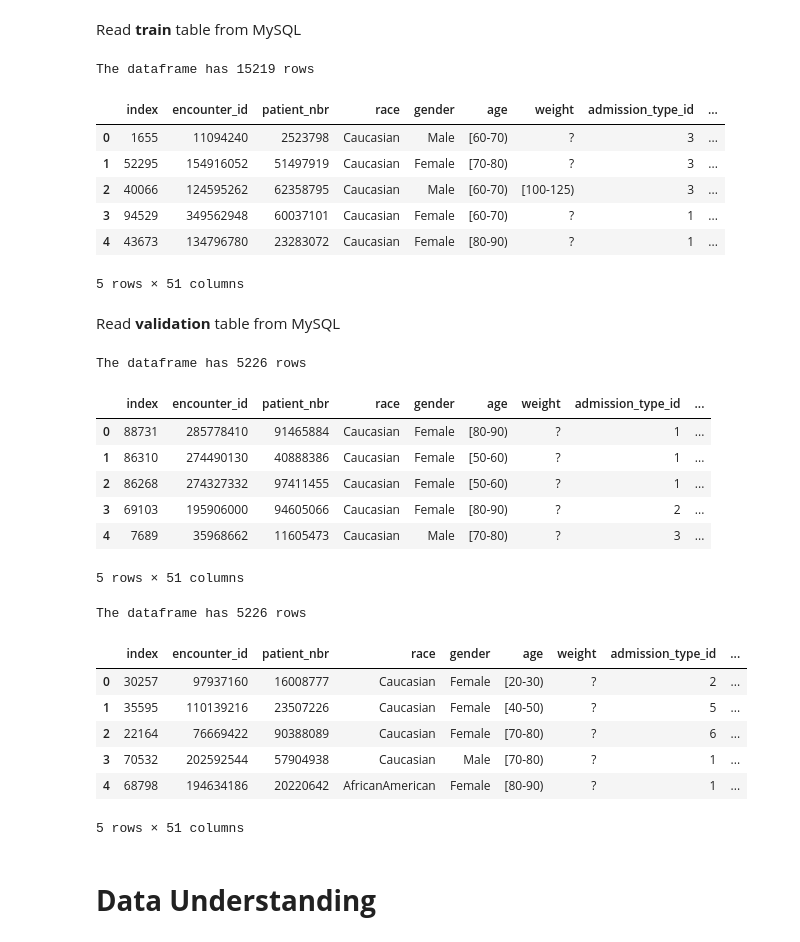
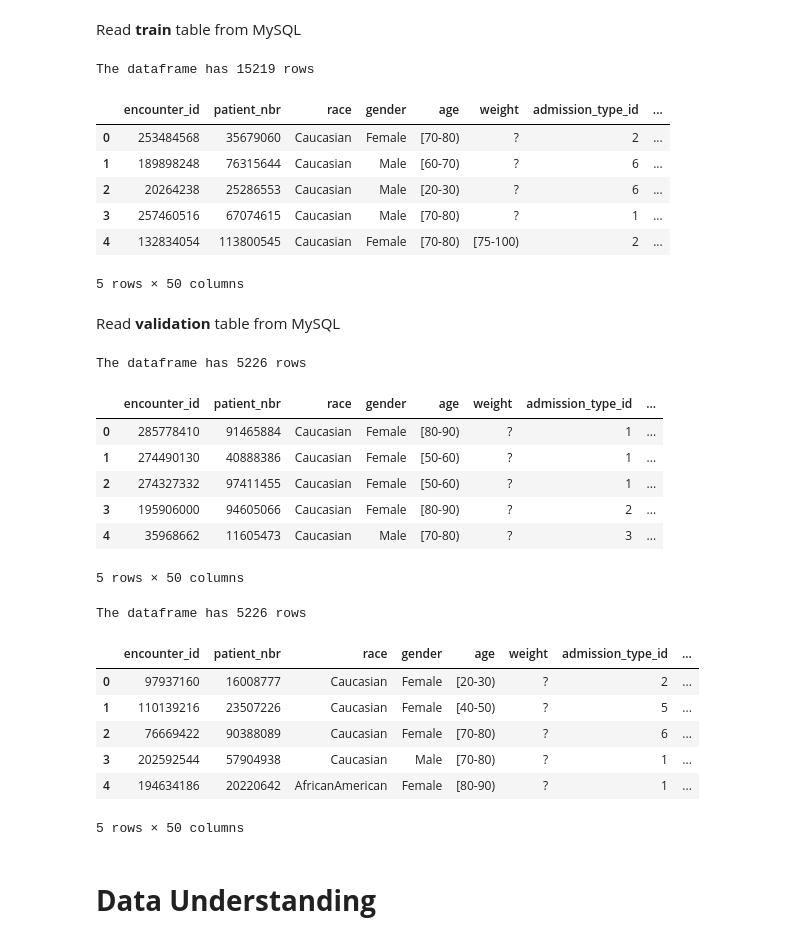
Before and after one commit to candemas97/MLOps, a Jupyter notebook: project_3/docker/jupyter/code/mlflow.ipynb, the cells around one changed output. Cells and saved outputs as stored; diff of their text form; code cells hidden in the pictures.

```diff
--- a/project_3/docker/jupyter/code/mlflow.ipynb
+++ b/project_3/docker/jupyter/code/mlflow.ipynb
@@ -58,41 +58,41 @@ connection = pymysql.connect(host=DB_HOST,
 try:
     with connection.cursor() as cursor:
         # Query the database
         cursor.execute("SELECT * FROM project_3.train_database;")
         result = cursor.fetchall()
     # Convert into a pd.DataFrame
     df_train = pd.DataFrame(result)
 except Exception as e:
     # If error returns the exact error
     raise HTTPException(status_code=500, detail=str(e))
 finally:
     connection.close()
 # Show df
 print(f"The dataframe has {len(df_train)} rows")
-df_train.columns = ["index",
+df_train.columns = [
     "encounter_id", "patient_nbr", "race", "gender", "age", "weight",
     "admission_type_id", "discharge_disposition_id", "admission_source_id",
     "time_in_hospital", "payer_code", "medical_specialty", "num_lab_procedures",
     "num_procedures", "num_medications", "number_outpatient", "number_emergency",
     "number_inpatient", "diag_1", "diag_2", "diag_3", "number_diagnoses",
     "max_glu_serum", "A1Cresult", "metformin", "repaglinide", "nateglinide",
     "chlorpropamide", "glimepiride", "acetohexamide", "glipizide", "glyburide",
     "tolbutamide", "pioglitazone", "rosiglitazone", "acarbose", "miglitol",
     "troglitazone", "tolazamide", "examide", "citoglipton", "insulin",
     "glyburide-metformin", "glipizide-metformin", "glimepiride-pioglitazone",
     "metformin-rosiglitazone", "metformin-pioglitazone", "change", "diabetesMed",
     "readmitted"
 ]
 df_train.head()
 # %% [output]
 The dataframe has 15219 rows
-|  | index | encounter_id | patient_nbr | race | gender | age | weight | admission_type_id | ... |
-| 0 | 1655 | 11094240 | 2523798 | Caucasian | Male | [60-70) | ? | 3 | ... |
-| 1 | 52295 | 154916052 | 51497919 | Caucasian | Female | [70-80) | ? | 3 | ... |
-| 2 | 40066 | 124595262 | 62358795 | Caucasian | Male | [60-70) | [100-125) | 3 | ... |
-| 3 | 94529 | 349562948 | 60037101 | Caucasian | Female | [60-70) | ? | 1 | ... |
-| 4 | 43673 | 134796780 | 23283072 | Caucasian | Female | [80-90) | ? | 1 | ... |
+|  | encounter_id | patient_nbr | race | gender | age | weight | admission_type_id | ... |
+| 0 | 253484568 | 35679060 | Caucasian | Female | [70-80) | ? | 2 | ... |
+| 1 | 189898248 | 76315644 | Caucasian | Male | [60-70) | ? | 6 | ... |
+| 2 | 20264238 | 25286553 | Caucasian | Male | [20-30) | ? | 6 | ... |
+| 3 | 257460516 | 67074615 | Caucasian | Male | [70-80) | ? | 1 | ... |
+| 4 | 132834054 | 113800545 | Caucasian | Female | [70-80) | [75-100) | 2 | ... |
-5 rows × 51 columns
+5 rows × 50 columns
 # %% [markdown]
 Read **validation** table from MySQL
 # %%
@@ -116,7 +116,7 @@ finally:
     connection.close()
 # Show df
 print(f"The dataframe has {len(df_validation)} rows")
-df_validation.columns = ["index",
+df_validation.columns = [
     "encounter_id", "patient_nbr", "race", "gender", "age", "weight",
     "admission_type_id", "discharge_disposition_id", "admission_source_id",
     "time_in_hospital", "payer_code", "medical_specialty", "num_lab_procedures",
@@ -133,13 +133,13 @@ df_validation.columns = ["index",
 df_validation.head()
 # %% [output]
 The dataframe has 5226 rows
-|  | index | encounter_id | patient_nbr | race | gender | age | weight | admission_type_id | ... |
-| 0 | 88731 | 285778410 | 91465884 | Caucasian | Female | [80-90) | ? | 1 | ... |
-| 1 | 86310 | 274490130 | 40888386 | Caucasian | Female | [50-60) | ? | 1 | ... |
-| 2 | 86268 | 274327332 | 97411455 | Caucasian | Female | [50-60) | ? | 1 | ... |
-| 3 | 69103 | 195906000 | 94605066 | Caucasian | Female | [80-90) | ? | 2 | ... |
-| 4 | 7689 | 35968662 | 11605473 | Caucasian | Male | [70-80) | ? | 3 | ... |
+|  | encounter_id | patient_nbr | race | gender | age | weight | admission_type_id | ... |
+| 0 | 285778410 | 91465884 | Caucasian | Female | [80-90) | ? | 1 | ... |
+| 1 | 274490130 | 40888386 | Caucasian | Female | [50-60) | ? | 1 | ... |
+| 2 | 274327332 | 97411455 | Caucasian | Female | [50-60) | ? | 1 | ... |
+| 3 | 195906000 | 94605066 | Caucasian | Female | [80-90) | ? | 2 | ... |
+| 4 | 35968662 | 11605473 | Caucasian | Male | [70-80) | ? | 3 | ... |
-5 rows × 51 columns
+5 rows × 50 columns
 # %%
 connection = pymysql.connect(host=DB_HOST,
                              user=DB_USER,
@@ -161,7 +161,7 @@ finally:
     connection.close()
 # Show df
 print(f"The dataframe has {len(df_test)} rows")
-df_test.columns = ["index",
+df_test.columns = [
     "encounter_id", "patient_nbr", "race", "gender", "age", "weight",
     "admission_type_id", "discharge_disposition_id", "admission_source_id",
     "time_in_hospital", "payer_code", "medical_specialty", "num_lab_procedures",
@@ -178,13 +178,13 @@ df_test.columns = ["index",
 df_test.head()
 # %% [output]
 The dataframe has 5226 rows
-|  | index | encounter_id | patient_nbr | race | gender | age | weight | admission_type_id | ... |
-| 0 | 30257 | 97937160 | 16008777 | Caucasian | Female | [20-30) | ? | 2 | ... |
-| 1 | 35595 | 110139216 | 23507226 | Caucasian | Female | [40-50) | ? | 5 | ... |
-| 2 | 22164 | 76669422 | 90388089 | Caucasian | Female | [70-80) | ? | 6 | ... |
-| 3 | 70532 | 202592544 | 57904938 | Caucasian | Male | [70-80) | ? | 1 | ... |
-| 4 | 68798 | 194634186 | 20220642 | AfricanAmerican | Female | [80-90) | ? | 1 | ... |
+|  | encounter_id | patient_nbr | race | gender | age | weight | admission_type_id | ... |
+| 0 | 97937160 | 16008777 | Caucasian | Female | [20-30) | ? | 2 | ... |
+| 1 | 110139216 | 23507226 | Caucasian | Female | [40-50) | ? | 5 | ... |
+| 2 | 76669422 | 90388089 | Caucasian | Female | [70-80) | ? | 6 | ... |
+| 3 | 202592544 | 57904938 | Caucasian | Male | [70-80) | ? | 1 | ... |
+| 4 | 194634186 | 20220642 | AfricanAmerican | Female | [80-90) | ? | 1 | ... |
-5 rows × 51 columns
+5 rows × 50 columns
 # %% [markdown]
 # **Data Understanding**
 # %% [markdown]
```
Also changed, not shown: parts of 13 cells of this notebook, 7 other files.
